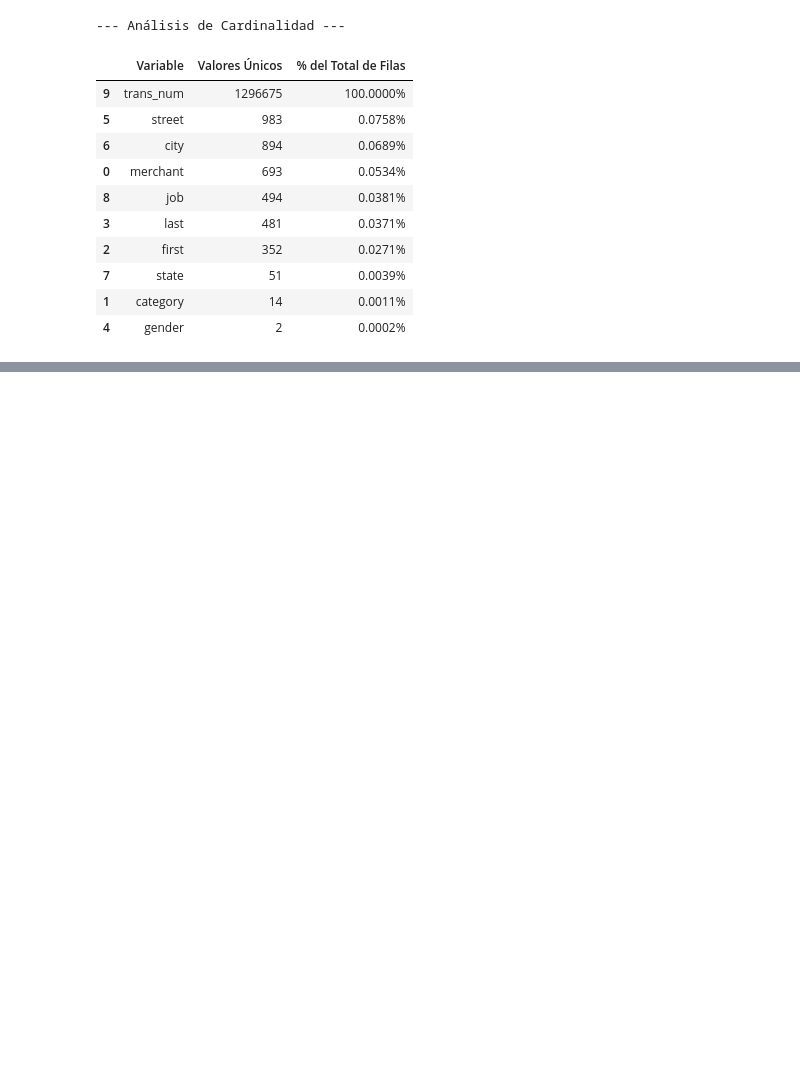
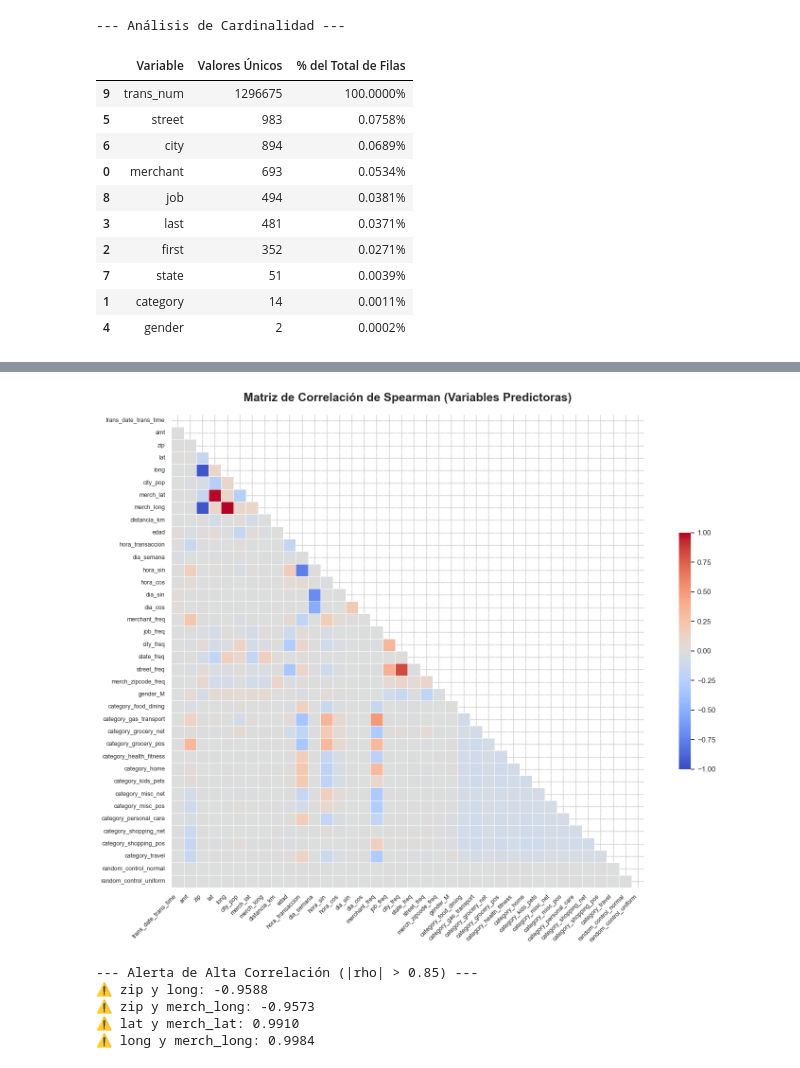
Before and after one commit to MartinHerreraRoncero/Portfolio-data-science, a Jupyter notebook: ML_Credit_Card_Fraud_Detection/notebooks/01_eda_y_features.ipynb, the cells around one changed output, grey strips where cells are left out. Drawn from its saved outputs; the diff is of its cells as text; code cells hidden in the pictures; blank space fills up the shorter version.

```diff
--- a/ML_Credit_Card_Fraud_Detection/notebooks/01_eda_y_features.ipynb
+++ b/ML_Credit_Card_Fraud_Detection/notebooks/01_eda_y_features.ipynb
@@ -230,0 +320,55 @@ display(df_cardinalidad.style.format({'% del Total de Filas': '{:.4f}%'}).backgr
+# %%
+# Usamos Spearman por la naturaleza no paramétrica de nuestras features
+matriz_corr = X_train.corr(method='spearman')
+
+# Generamos una máscara para ocultar el triángulo superior (evitar información duplicada)
+mask = np.triu(np.ones_like(matriz_corr, dtype=bool))
+
+# Configuración del lienzo
+plt.figure(figsize=(16, 12))
+
+# Renderizado del Heatmap
+sns.heatmap(
+    matriz_corr,
+    mask=mask,
+    cmap='coolwarm',
+    vmax=1,
+    vmin=-1,
+    center=0,
+    square=True,
+    linewidths=.5,
+    cbar_kws={"shrink": .5},
+    annot=False # Desactivado porque con tantas columnas los números se solaparían
+)
+
+plt.title('Matriz de Correlación de Spearman (Variables Predictoras)', fontsize=18, pad=20, fontweight='bold')
+plt.xticks(rotation=45, ha='right', fontsize=9)
+plt.yticks(fontsize=9)
+plt.tight_layout()
+
+plt.show()
+
+# Extraer los pares con correlación peligrosa (mayor a 0.85 o menor a -0.85)
+print("\n--- Alerta de Alta Correlación (|rho| > 0.85) ---")
+pares_altos = np.where(np.abs(matriz_corr) > 0.85)
+pares_vistos = set()
+
+for i in range(len(pares_altos[0])):
+    var1 = matriz_corr.columns[pares_altos[0][i]]
+    var2 = matriz_corr.columns[pares_altos[1][i]]
+
+    # Evitar la diagonal principal y duplicados
+    if var1 != var2 and tuple(sorted([var1, var2])) not in pares_vistos:
+        correlacion = matriz_corr.iloc[pares_altos[0][i], pares_altos[1][i]]
+        print(f"⚠️ {var1} y {var2}: {correlacion:.4f}")
+        pares_vistos.add(tuple(sorted([var1, var2])))
+
+if not pares_vistos:
+    print("No se detectó multicolinealidad severa. La matriz X es estable.")
+# %% [output]
+[figure, added]
+--- Alerta de Alta Correlación (|rho| > 0.85) ---
+⚠️ zip y long: -0.9588
+⚠️ zip y merch_long: -0.9573
+⚠️ lat y merch_lat: 0.9910
+⚠️ long y merch_long: 0.9984
```
Also changed, not shown: parts of 4 cells of this notebook.
